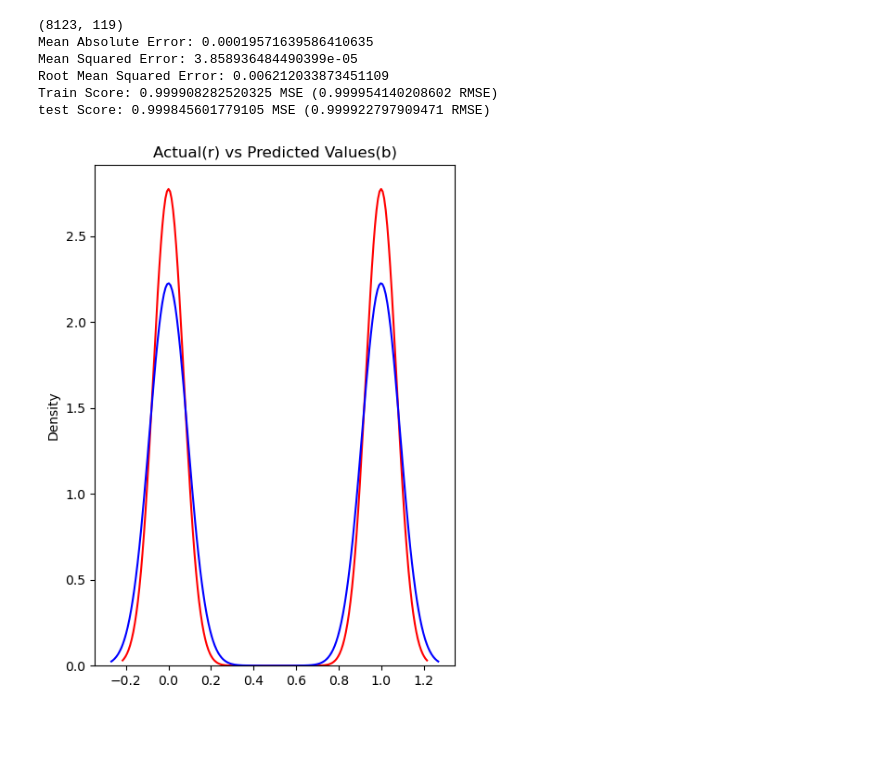
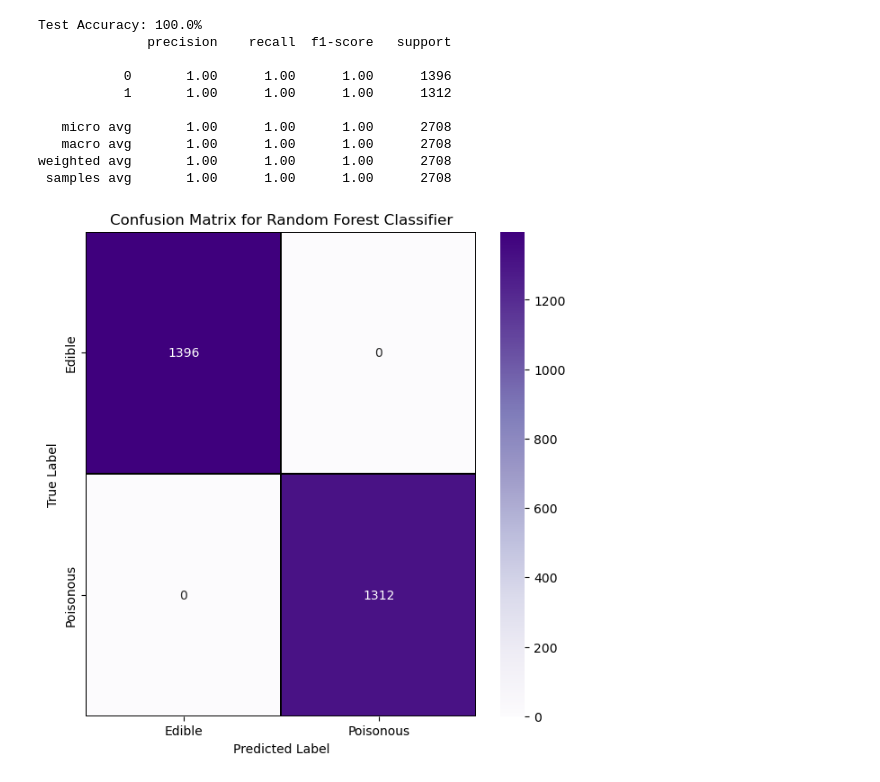
Before and after one commit to KatharinaHagedorn/AI_project, a Jupyter notebook: models/model1-RandomForest.ipynb, the cells around one changed output. Cells and saved outputs as stored; diff of their text form; code cells hidden in the pictures; blank space fills up the shorter version.

Commit message:
not regressor but classifier now

```diff
--- a/models/model1-RandomForest.ipynb
+++ b/models/model1-RandomForest.ipynb
@@ -3,12 +3,14 @@ import tensorflow as tf
 import numpy as np
 import pandas as pd
 import matplotlib.pyplot as plt
-from sklearn.ensemble import RandomForestRegressor
+from sklearn.ensemble import RandomForestClassifier
 from sklearn.preprocessing import OneHotEncoder
 from sklearn.model_selection import train_test_split
 import pydot
 from sklearn import metrics
 from sklearn.model_selection import GridSearchCV
+from sklearn.metrics import classification_report, confusion_matrix
+import seaborn as sns
 
 #-----------------------------------------import and encoding of data so it can be used in randomForest Model-------------------------------------
 #dataset import
@@ -29,21 +31,21 @@ features = pd.DataFrame(feature_arr,columns=ohe_labels)
 x= features.iloc[:, -117:].values
 Y=features.iloc[:, :-117].values
 
-x_train,x_test, Y_train,Y_test = train_test_split(x, Y, test_size=0.3)
+x_train,x_test, Y_train,Y_test = train_test_split(x, Y, test_size=1/3)
 
 
-#creating random forest regressor object
+#creating random forest classifier object
 param_grid= {
     'n_estimators': np.array(range(70,120)),
     'max_features': ['auto', 'sqrt', 'log2']
 }
-regressor = RandomForestRegressor(random_state = 42)# scores are better with 100 estimators
-# we use grid_search to find the best parameters for regressor
-grid_search = GridSearchCV(regressor, param_grid=param_grid, cv=10, scoring='f1_macro', n_jobs=4)
-#print(regressor.get_params())#-->best n_estimators is 100
+classifier = RandomForestClassifier(random_state = 42)# scores are better with 100 estimators
+# we use grid_search to find the best parameters for classifier
+grid_search = GridSearchCV(classifier, param_grid=param_grid, cv=10, scoring='f1_macro', n_jobs=4)
+#print(classifier.get_params())#-->best n_estimators is 100
 
-regressor.fit(x_train, Y_train)
-y_pred = regressor.predict(x_test)
+classifier.fit(x_train, Y_train)
+y_pred = classifier.predict(x_test)
 
 
 #---------------------------------test and values of errors of model---------------------------------------------------------------------------------
@@ -53,53 +55,46 @@ y_pred = regressor.predict(x_test)
 
 df=pd.DataFrame({'Actual':Y_test.flatten(), 'Predicted':y_pred.flatten()})
 #print(df)
-
-print('Mean Absolute Error:', metrics.mean_absolute_error(Y_test, y_pred))
-print('Mean Squared Error:', metrics.mean_squared_error(Y_test, y_pred))
-print('Root Mean Squared Error:', np.sqrt(metrics.mean_squared_error(Y_test, y_pred)))
-
-errors = abs(y_pred - Y_test)
-print('Mean Absolute Error: ', np.mean(errors), 'degrees.')
-
-
-trainScore = regressor.score(x_train, Y_train)
-print('Train Score: %.15f MSE (%.15f RMSE)' % (trainScore, np.sqrt(trainScore)))
-
-testScore = regressor.score(x_test, Y_test)
-print('test Score: %.15f MSE (%.15f RMSE)' % (testScore, np.sqrt(testScore)))
+# View the classification report for test data and predictions
+bsf = classifier.score(x_train, Y_train)
+print("Test Accuracy: {}%".format(round(bsf*100, 2)))
+print(classification_report(Y_test, y_pred))
 
 
 #confusion matrix:
 y_pred = (y_pred > 0.5)
 cm = confusion_matrix(Y_test.argmax(axis=1), y_pred.argmax(axis=1))
 x_axis = ["Edible", "Poisonous"]
 y_axis = ["Edible", "Poisonous"]
 f, ax = plt.subplots(figsize =(7,7))
 sns.heatmap(cm, annot = True, linewidths=0.2, linecolor="black", fmt = ".0f", ax=ax, cmap="Purples", xticklabels=x_axis, yticklabels=y_axis)
 plt.xlabel("Predicted Label")
 plt.ylabel("True Label")
 plt.title('Confusion Matrix for Random Forest Classifier');
 plt.show()
 
 # ---------------------------------------------------graph to display performance-------------------------------------------------------------
-import seaborn as sns
 plt.figure(figsize=(5, 7))
 
 
 ax = sns.distplot(Y, hist=False, color="r", label="Actual Value")
 sns.distplot(y_pred, hist=False, color="b", label="Fitted Values" , ax=ax)
 
 
 plt.title('Actual vs Fitted Values')
 
 
 plt.show()
 plt.close()
 # %% [output]
-(8123, 119)
-Mean Absolute Error: 0.00019571639586410635
-Mean Squared Error: 3.858936484490399e-05
-Root Mean Squared Error: 0.006212033873451109
-Train Score: 0.999908282520325 MSE (0.999954140208602 RMSE)
-test Score: 0.999845601779105 MSE (0.999922797909471 RMSE)
+Test Accuracy: 100.0%
+              precision    recall  f1-score   support
+
+           0       1.00      1.00      1.00      1396
+           1       1.00      1.00      1.00      1312
+
+   micro avg       1.00      1.00      1.00      2708
+   macro avg       1.00      1.00      1.00      2708
+weighted avg       1.00      1.00      1.00      2708
+ samples avg       1.00      1.00      1.00      2708
-[figure, old version]
+[figure, new version]
```
Also changed, not shown: parts of 1 cell of this notebook.
